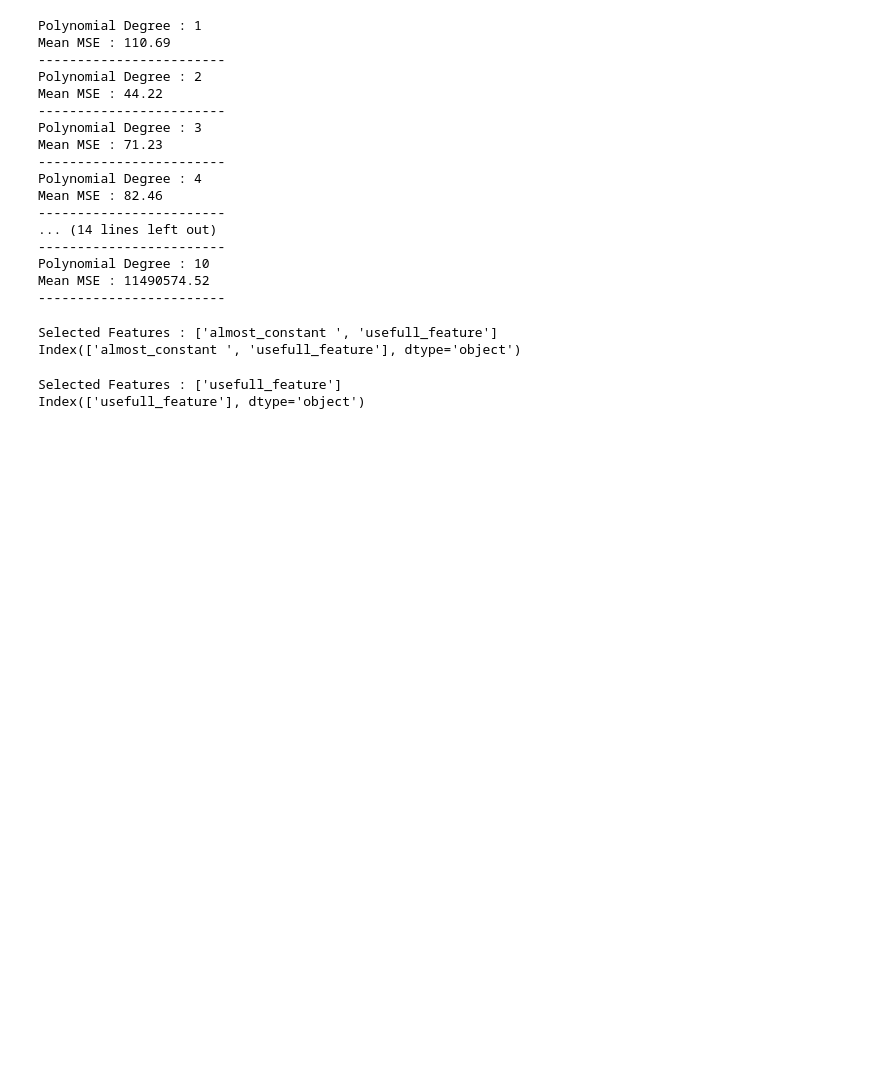
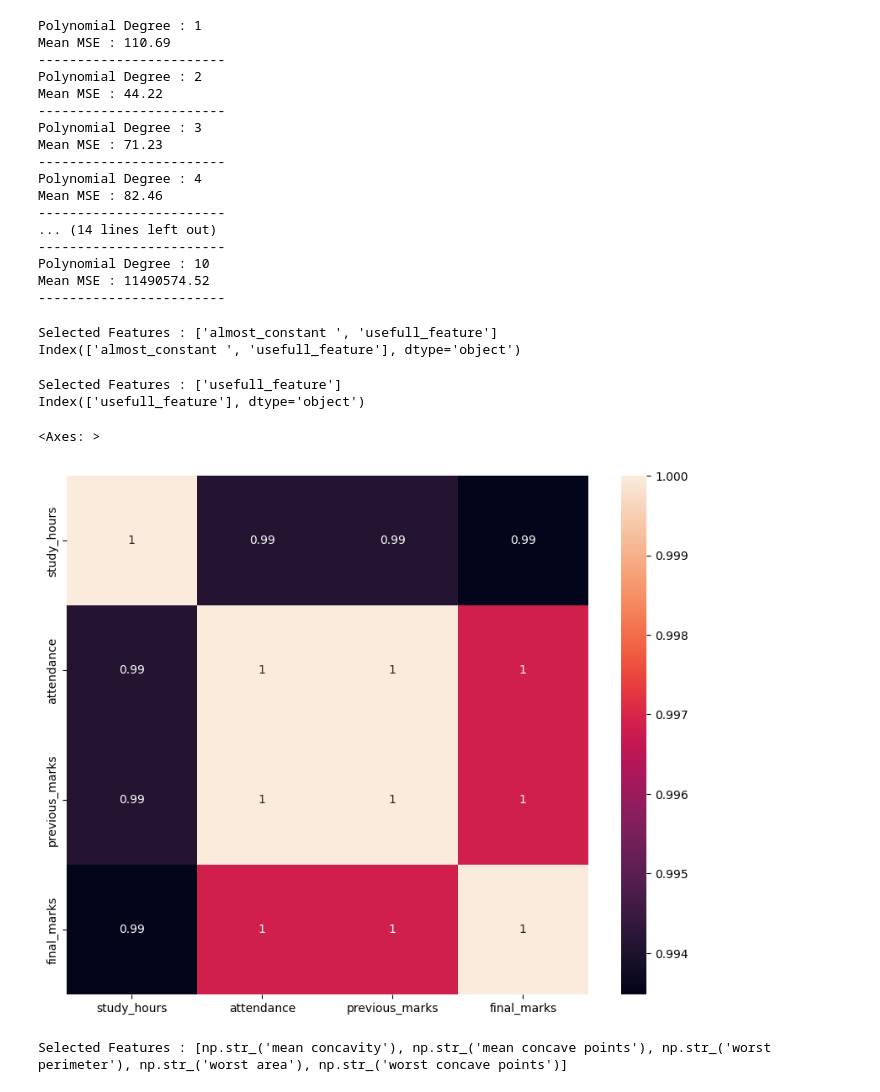
Before and after one commit to sangramshitole07/AML, a Jupyter notebook: AMLBiasVarienceTradeoff.ipynb, the cells around one changed output. Drawn from its saved outputs; the diff is of its cells as text; code cells hidden in the pictures; blank space fills up the shorter version.

Commit message:
Chi-square Method for Feature Selection in Breast Cancer Dataset

```diff
--- a/AMLBiasVarienceTradeoff.ipynb
+++ b/AMLBiasVarienceTradeoff.ipynb
@@ -135,3 +135,22 @@ Selected Features : ['usefull_feature']
 Index(['usefull_feature'], dtype='object')
 # %%
 #use dataset given by sir to select the features
+# %%
+#Correlecation among features
+import seaborn as sns
+import matplotlib.pyplot as plt
+data =pd.DataFrame({
+    "study_hours":[1,2,3,4,5,6],
+    "attendance":[50,55,65,70,80,90],
+    "previous_marks":[35,40,50,55,65,75],
+    "final_marks":[38,45,52,60,70,82]
+})
+# %%
+from pandas.core.arrays import numeric
+correlation_matrix=data.corr(numeric_only=True)
+plt.figure(figsize=(10,8))
+
+sns.heatmap(correlation_matrix,annot=True)
+# %% [output]
+<Axes: >
+[figure, added]
@@ -137,0 +161,15 @@ Index(['usefull_feature'], dtype='object')
+# %%
+from sklearn.datasets import load_breast_cancer
+from sklearn.feature_selection import SelectKBest,chi2
+from sklearn.preprocessing import MinMaxScaler
+data=load_breast_cancer()
+X=data.data
+y=data.target
+X_non_negative=MinMaxScaler().fit_transform(X)
+selector=SelectKBest(score_func=chi2,k=5)
+X_selected=selector.fit_transform(X_non_negative,y)
+selected_features=data.feature_names[selector.get_support()]
+print("Selected Features :",list(selected_features))
+#take the data and check how many columns are there so that we know how do we get 5 best features
+# %% [output]
+Selected Features : [np.str_('mean concavity'), np.str_('mean concave points'), np.str_('worst perimeter'), np.str_('worst area'), np.str_('worst concave points')]
```
Also changed, not shown: parts of 2 cells of this notebook.
